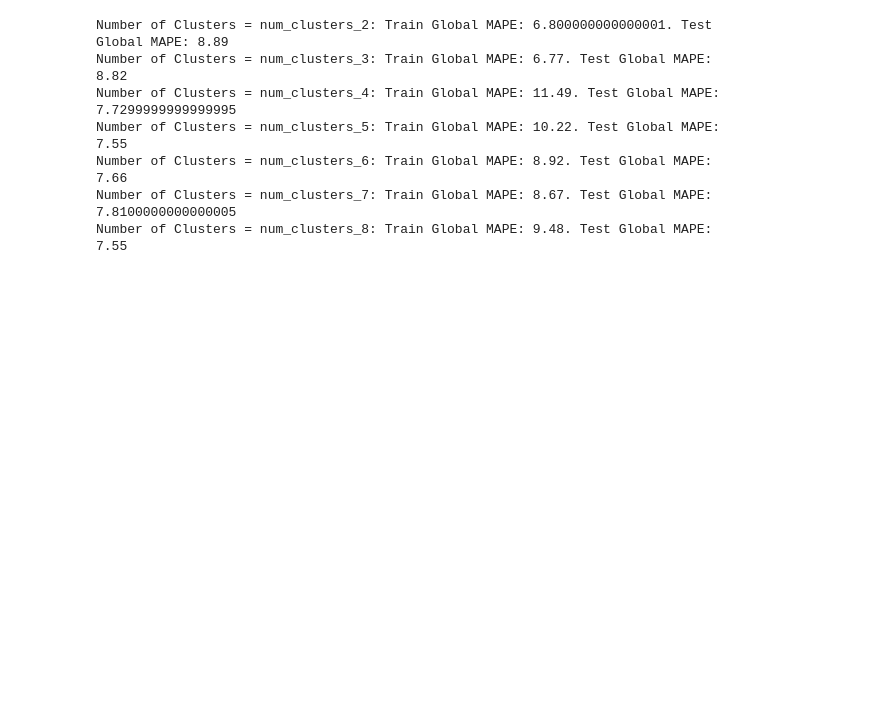
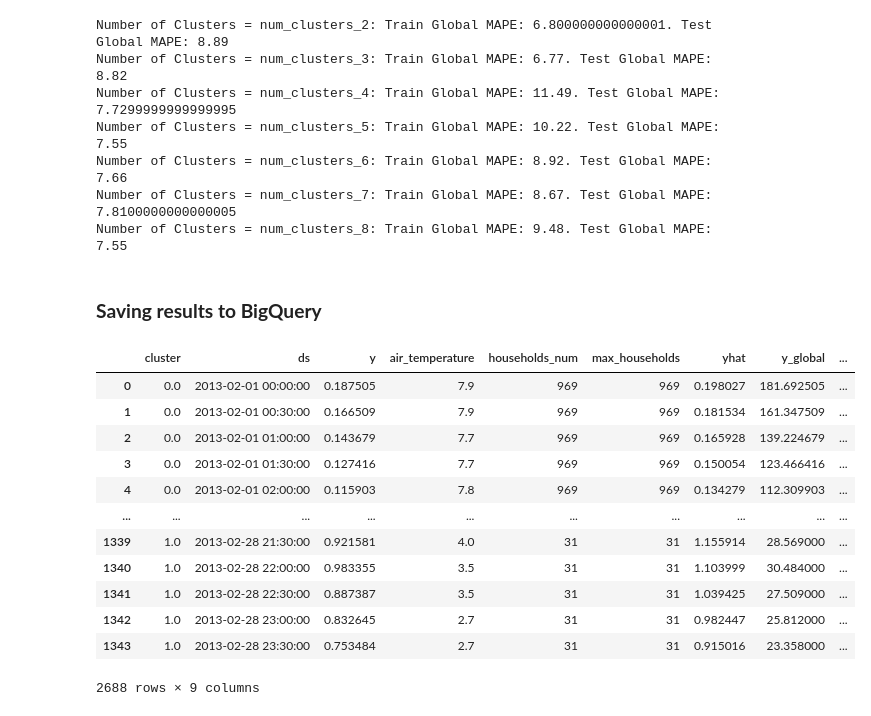
Before and after one commit to shengy90/2.Regression, a Jupyter notebook: notebooks/30th_July_Optimal_Clusters.ipynb, the cells around one changed output. Saved outputs shown, nothing was run; the diff lists cells and outputs as text; code cells hidden in the pictures; blank space fills up the shorter version.

```diff
--- a/notebooks/30th_July_Optimal_Clusters.ipynb
+++ b/notebooks/30th_July_Optimal_Clusters.ipynb
@@ -455,3 +455,21 @@ Number of Clusters = num_clusters_5: Train Global MAPE: 10.22. Test Global MAPE:
 Number of Clusters = num_clusters_6: Train Global MAPE: 8.92. Test Global MAPE: 7.66
 Number of Clusters = num_clusters_7: Train Global MAPE: 8.67. Test Global MAPE: 7.8100000000000005
 Number of Clusters = num_clusters_8: Train Global MAPE: 9.48. Test Global MAPE: 7.55
+# %% [markdown]
+### **Saving results to BigQuery**
+# %%
+agglo_results['num_clusters_2']['global_test']
+# %% [output]
+|  | cluster | ds | y | air_temperature | households_num | max_households | yhat | y_global | ... |
+| 0 | 0.0 | 2013-02-01 00:00:00 | 0.187505 | 7.9 | 969 | 969 | 0.198027 | 181.692505 | ... |
+| 1 | 0.0 | 2013-02-01 00:30:00 | 0.166509 | 7.9 | 969 | 969 | 0.181534 | 161.347509 | ... |
+| 2 | 0.0 | 2013-02-01 01:00:00 | 0.143679 | 7.7 | 969 | 969 | 0.165928 | 139.224679 | ... |
+| 3 | 0.0 | 2013-02-01 01:30:00 | 0.127416 | 7.7 | 969 | 969 | 0.150054 | 123.466416 | ... |
+| 4 | 0.0 | 2013-02-01 02:00:00 | 0.115903 | 7.8 | 969 | 969 | 0.134279 | 112.309903 | ... |
+| ... | ... | ... | ... | ... | ... | ... | ... | ... | ... |
+| 1339 | 1.0 | 2013-02-28 21:30:00 | 0.921581 | 4.0 | 31 | 31 | 1.155914 | 28.569000 | ... |
+| 1340 | 1.0 | 2013-02-28 22:00:00 | 0.983355 | 3.5 | 31 | 31 | 1.103999 | 30.484000 | ... |
+| 1341 | 1.0 | 2013-02-28 22:30:00 | 0.887387 | 3.5 | 31 | 31 | 1.039425 | 27.509000 | ... |
+| 1342 | 1.0 | 2013-02-28 23:00:00 | 0.832645 | 2.7 | 31 | 31 | 0.982447 | 25.812000 | ... |
+| 1343 | 1.0 | 2013-02-28 23:30:00 | 0.753484 | 2.7 | 31 | 31 | 0.915016 | 23.358000 | ... |
+2688 rows × 9 columns
```
Also changed, not shown: parts of 2 cells of this notebook.
